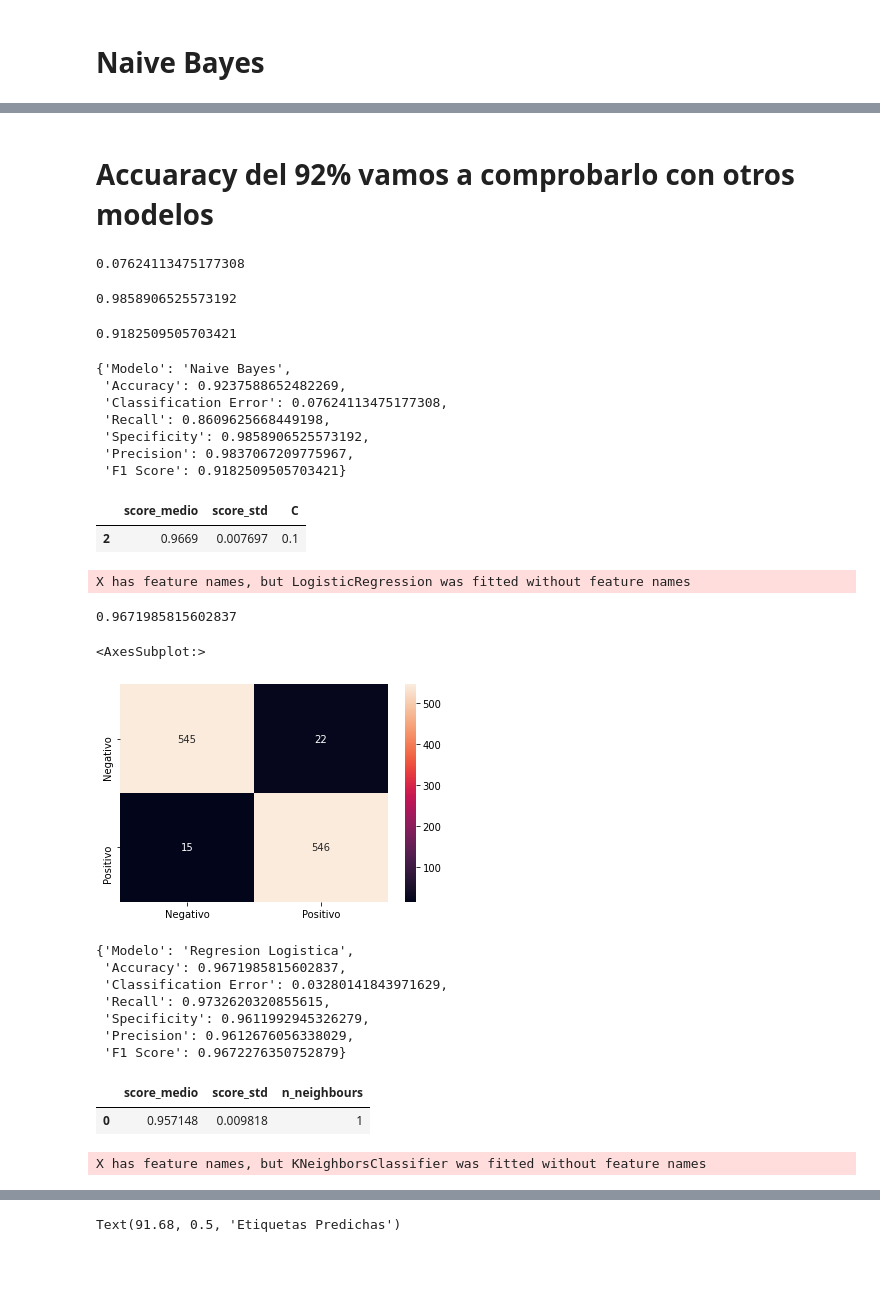
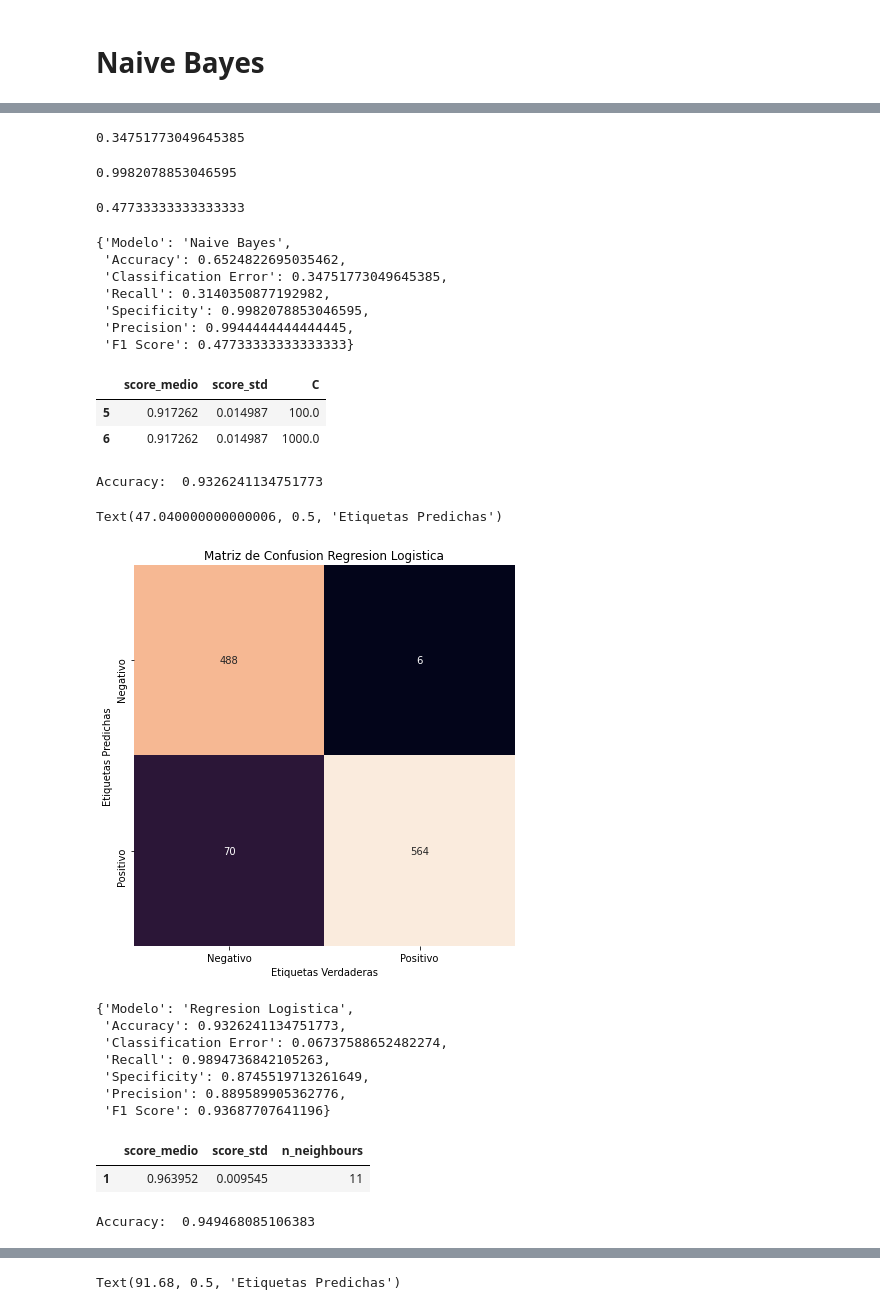
Before and after one commit to Paradis4432/Phishing-Machine-Learning, a Jupyter notebook: v1.ipynb, the cells around one changed output, grey strips where cells are left out. Drawn from its saved outputs; the diff is of its cells as text; code cells hidden in the pictures; blank space fills up the shorter version.

```diff
--- a/v1.ipynb
+++ b/v1.ipynb
@@ -174,3 +176,7 @@ full = pd.concat(frames)
 full = full.drop(columns=("Unnamed: 0"))
 
 fullReplaced = full
+# %%
+#shuffle fullReplaced
+fullReplaced = fullReplaced.sample(frac=1)
+fullReplaced
@@ -232,4 +242,4 @@ fullReplaced.shape
 # %%
-fullReplaced = fullReplaced.drop(columns=['@ in URLs', 'Attachments', 'Css', 'Encoding', 'External Resources',
-       'Flash content', 'HTML content', 'Html Form', 'Html iFrame',
-       'IPs in URLs', 'Javascript', 'URLs'])
+#fullReplaced = fullReplaced.drop(columns=['@ in URLs', 'Attachments', 'Css', 'Encoding', 'External Resources',
+#       'Flash content', 'HTML content', 'Html Form', 'Html iFrame',
+#       'IPs in URLs', 'Javascript', 'URLs'])
@@ -305,5 +294,3 @@ Text(47.040000000000006, 0.5, 'Etiquetas Predichas')
-# %% [markdown]
-# Accuaracy del 92% vamos a comprobarlo con otros modelos
 # %%
 TP = mat[1, 1]
 TN = mat[0, 0]
@@ -313,7 +300,7 @@ FN = mat[1, 0]
 classErrorNB = (1 - accuaracy)
 classErrorNB
 # %% [output]
-0.07624113475177308
+0.34751773049645385
 # %%
 recallNB = recall_score(y_test, labelPred)
 # %%
@@ -321,7 +308,7 @@ specificityNB = TN / (TN + FP)
 # %%
 specificityNB
 # %% [output]
-0.9858906525573192
+0.9982078853046595
 # %%
 precisionNB = precision_score(y_test, labelPred)
 # %%
@@ -329,7 +316,7 @@ f1NB = f1_score(y_test, labelPred)
 # %%
 f1NB
 # %% [output]
-0.9182509505703421
+0.47733333333333333
 # %%
 dictNB = {
     'Modelo': 'Naive Bayes',
@@ -344,11 +331,11 @@ dictNB = {
 dictNB
 # %% [output]
 {'Modelo': 'Naive Bayes',
- 'Accuracy': 0.9237588652482269,
- 'Classification Error': 0.07624113475177308,
- 'Recall': 0.8609625668449198,
- 'Specificity': 0.9858906525573192,
- 'Precision': 0.9837067209775967,
- 'F1 Score': 0.9182509505703421}
+ 'Accuracy': 0.6524822695035462,
+ 'Classification Error': 0.34751773049645385,
+ 'Recall': 0.3140350877192982,
+ 'Specificity': 0.9982078853046595,
+ 'Precision': 0.9944444444444445,
+ 'F1 Score': 0.47733333333333333}
 # %%
 scores_para_df = []
@@ -373,27 +350,33 @@ scores = pd.DataFrame(scores_para_df)
 scores[scores["score_medio"] == scores["score_medio"].max()]
 # %% [output]
 |  | score_medio | score_std | C |
-| 2 | 0.9669 | 0.007697 | 0.1 |
+| 5 | 0.917262 | 0.014987 | 100.0 |
+| 6 | 0.917262 | 0.014987 | 1000.0 |
 # %%
-lgFinal = linear_model.LogisticRegression(C = 0.1)
+lgFinal = linear_model.LogisticRegression(C = 1000)
 lgFinal.fit(X_train, y_train)
 yPredLgFinalTest = lgFinal.predict(X_test)
-# %% [output]
-X has feature names, but LogisticRegression was fitted without feature names
 # %%
 accLG = accuracy_score(y_test, yPredLgFinalTest)
-accLG
+print("Accuracy: ", accLG)
 # %% [output]
-0.9671985815602837
+Accuracy:  0.9326241134751773
 # %%
 matLG = confusion_matrix(y_test, yPredLgFinalTest)
+plt.subplots(figsize=(7,7))
 
 ax = plt.axes()
 
-sns.heatmap(matLG, fmt="d", annot = True,xticklabels=['Negativo','Positivo'], yticklabels=['Negativo','Positivo'], ax = ax)
+sns.heatmap(matLG.T, square=True, annot=True, fmt='d', cbar=False,
+            xticklabels=['Negativo','Positivo'], yticklabels=['Negativo','Positivo'], ax=ax)
+
+ax.set_title('Matriz de Confusion Regresion Logistica')
+
+plt.xlabel('Etiquetas Verdaderas')
+plt.ylabel('Etiquetas Predichas')
 # %% [output]
-<AxesSubplot:>
+Text(47.040000000000006, 0.5, 'Etiquetas Predichas')
-[figure, old version]
+[figure, new version]
 # %%
 TP = matLG[1, 1]
 TN = matLG[0, 0]
@@ -423,12 +406,12 @@ dictLG = {
 dictLG
 # %% [output]
 {'Modelo': 'Regresion Logistica',
- 'Accuracy': 0.9671985815602837,
- 'Classification Error': 0.03280141843971629,
- 'Recall': 0.9732620320855615,
- 'Specificity': 0.9611992945326279,
- 'Precision': 0.9612676056338029,
- 'F1 Score': 0.9672276350752879}
+ 'Accuracy': 0.9326241134751773,
+ 'Classification Error': 0.06737588652482274,
+ 'Recall': 0.9894736842105263,
+ 'Specificity': 0.8745519713261649,
+ 'Precision': 0.889589905362776,
+ 'F1 Score': 0.93687707641196}
 # %%
 KNN_scores_para_df = []
 
@@ -451,12 +434,13 @@ scoresKNN = pd.DataFrame(KNN_scores_para_df)
 scoresKNN[scoresKNN["score_medio"] == scoresKNN["score_medio"].max()]
 # %% [output]
 |  | score_medio | score_std | n_neighbours |
-| 0 | 0.957148 | 0.009818 | 1 |
+| 1 | 0.963952 | 0.009545 | 11 |
 # %%
 KNNFinal = KNeighborsClassifier(n_neighbors=1)
+KNNFinal.fit(X_train, y_train)
+ypredKNNtest = KNNFinal.predict(X_test)
+accKNN = accuracy_score(y_test, ypredKNNtest)
 
-KNNFinal.fit(X_train, y_train)
-
-ypredKNNtest = KNNFinal.predict(X_test)
+print("Accuracy: ", accKNN)
 # %% [output]
-X has feature names, but KNeighborsClassifier was fitted without feature names
+Accuracy:  0.949468085106383
```
Also changed, not shown: parts of 32 cells of this notebook.
